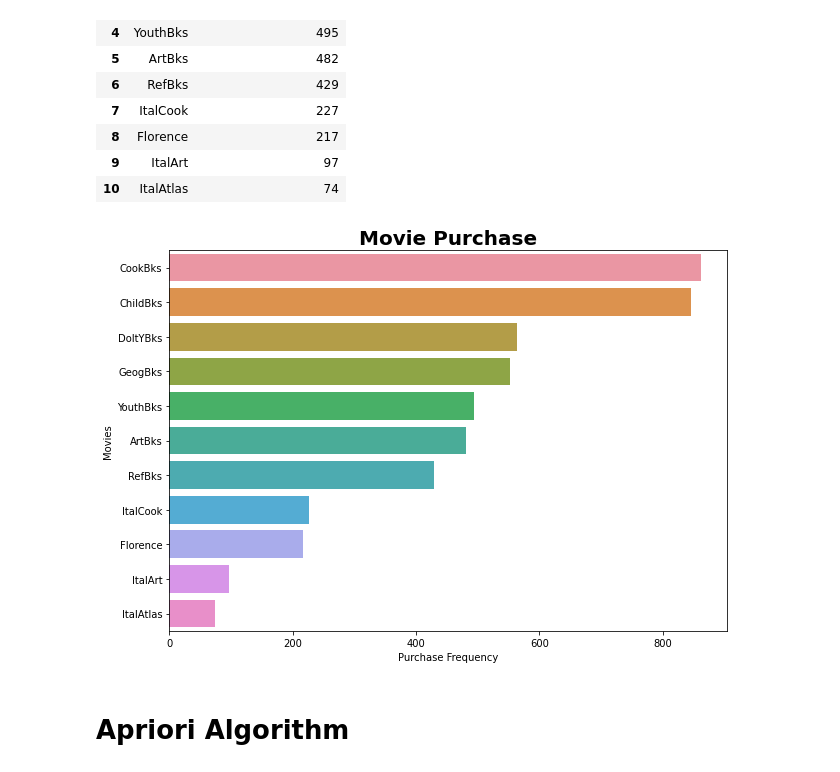
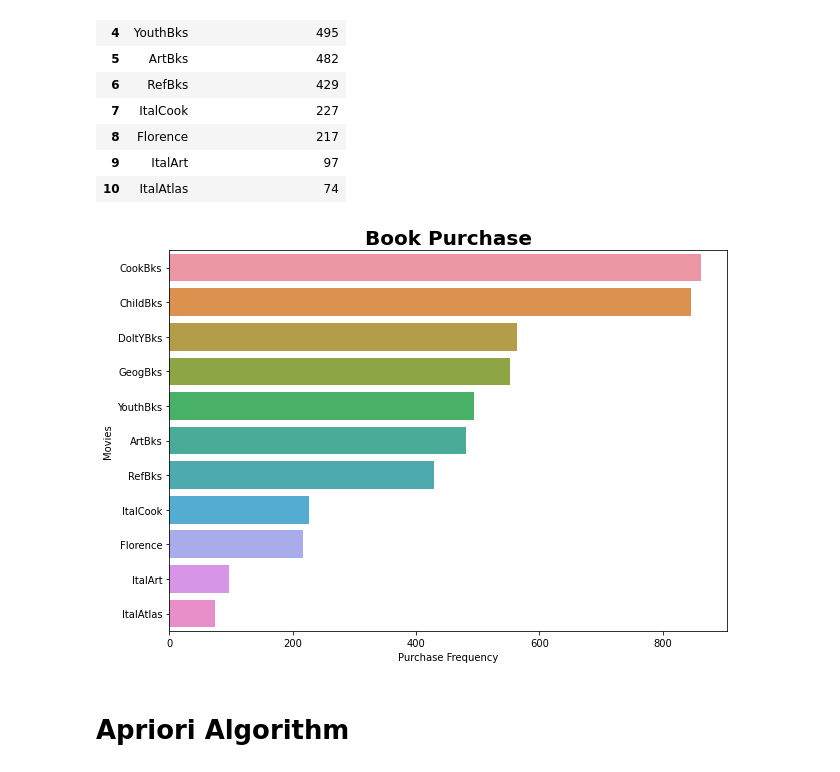
Before and after one commit to manasik29/Prepare-rules-for-the-the-data-set-of-Titanic, a Jupyter notebook: Association_Rule_Assignment(books_csv).ipynb, the cells around one changed output. Cells and saved outputs as stored; diff of their text form; code cells hidden in the pictures.

```diff
--- a/Association_Rule_Assignment(books_csv).ipynb
+++ b/Association_Rule_Assignment(books_csv).ipynb
@@ -227,10 +227,10 @@ count
 # %%
 plt.figure(figsize=[10,7])
 sns.barplot(x = 'Purchase Frequency', y = 'Movies', data = count)
-plt.title('Movie Purchase', fontsize=20, fontweight= 'bold')
+plt.title('Book Purchase', fontsize=20, fontweight= 'bold')
 plt.show()
 # %% [output]
-[figure, old version]
+[figure, new version]
 # %% [markdown]
 # **Apriori Algorithm**
 # %% [markdown]
```
